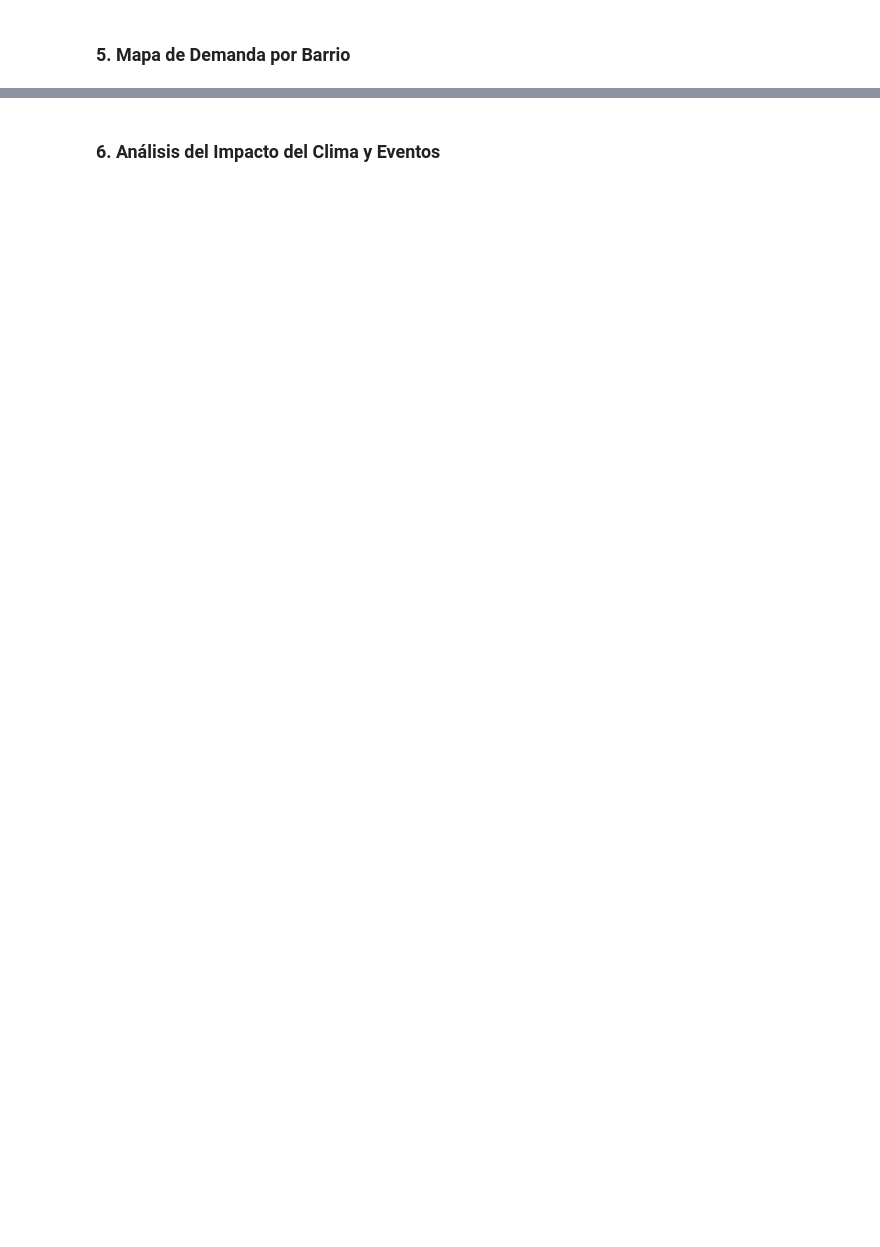
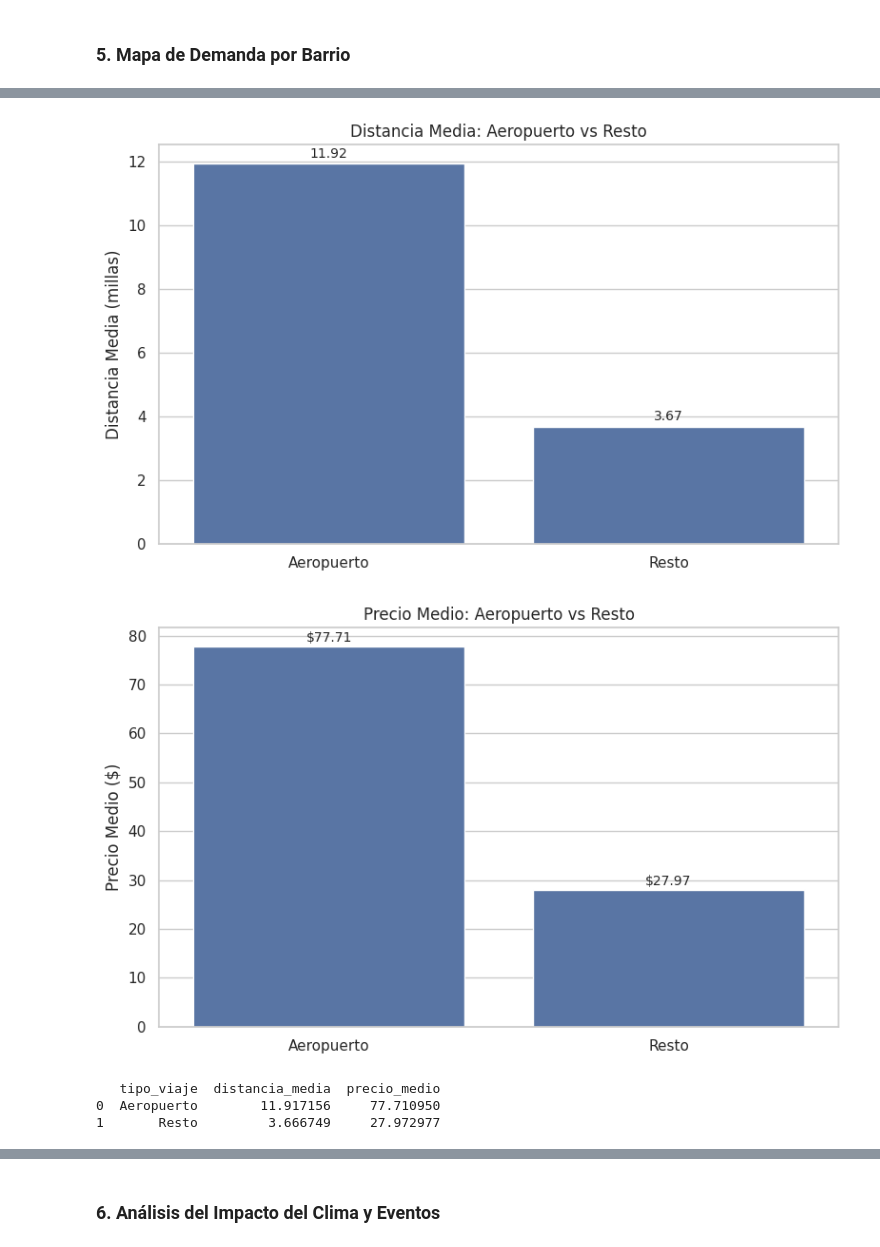
Before and after one commit to carmengranadosv/PD2-conducIA, a Jupyter notebook: src/analysis/1_data_analysis.ipynb, the cells around one changed output, grey strips where cells are left out. Cells and saved outputs as stored; diff of their text form; code cells hidden in the pictures; blank space fills up the shorter version.

```diff
--- a/src/analysis/1_data_analysis.ipynb
+++ b/src/analysis/1_data_analysis.ipynb
@@ -775,0 +826,80 @@ plt.show()
+# %%
+import pandas as pd
+import numpy as np
+import matplotlib.pyplot as plt
+import seaborn as sns
+
+df_ = df.copy()
+
+# -----------------------------------
+# 1️ Crear flag de aeropuerto
+# -----------------------------------
+
+AIRPORT_KEYWORDS = ["JFK", "LaGuardia"]
+
+def es_aeropuerto(z):
+    return any(k.lower() in z.lower() for k in AIRPORT_KEYWORDS)
+
+df_["es_aeropuerto"] = (
+    df_["origen_zona"].apply(es_aeropuerto) |
+    df_["destino_zona"].apply(es_aeropuerto)
+)
+
+df_["tipo_viaje"] = np.where(df_["es_aeropuerto"], "Aeropuerto", "Resto")
+
+# Filtrado básico
+df_ = df_[(df_["distancia"] > 0) & (df_["precio_total_est"] > 0)]
+
+# -----------------------------------
+# 2️ Calcular medias
+# -----------------------------------
+
+summary = df_.groupby("tipo_viaje").agg(
+    distancia_media=("distancia", "mean"),
+    precio_medio=("precio_total_est", "mean")
+).reset_index()
+
+# -----------------------------------
+# 3️ Gráfico Distancia Media
+# -----------------------------------
+
+plt.figure(figsize=(8,5))
+ax = sns.barplot(data=summary, x="tipo_viaje", y="distancia_media")
+plt.title("Distancia Media: Aeropuerto vs Resto")
+plt.ylabel("Distancia Media (millas)")
+plt.xlabel("")
+
+# Añadir valores encima
+for i, row in summary.iterrows():
+    ax.text(i, row["distancia_media"] + 0.2,
+            f'{row["distancia_media"]:.2f}',
+            ha='center')
+
+plt.tight_layout()
+plt.show()
+
+# -----------------------------------
+# 4️ Gráfico Precio Medio
+# -----------------------------------
+
+plt.figure(figsize=(8,5))
+ax = sns.barplot(data=summary, x="tipo_viaje", y="precio_medio")
+plt.title("Precio Medio: Aeropuerto vs Resto")
+plt.ylabel("Precio Medio ($)")
+plt.xlabel("")
+
+for i, row in summary.iterrows():
+    ax.text(i, row["precio_medio"] + 1,
+            f'${row["precio_medio"]:.2f}',
+            ha='center')
+
+plt.tight_layout()
+plt.show()
+
+print(summary)
+# %% [output]
+[figure, added]
+[figure, added]
+   tipo_viaje  distancia_media  precio_medio
+0  Aeropuerto        11.917156     77.710950
+1       Resto         3.666749     27.972977
```
Also changed, not shown: parts of 34 cells of this notebook.
